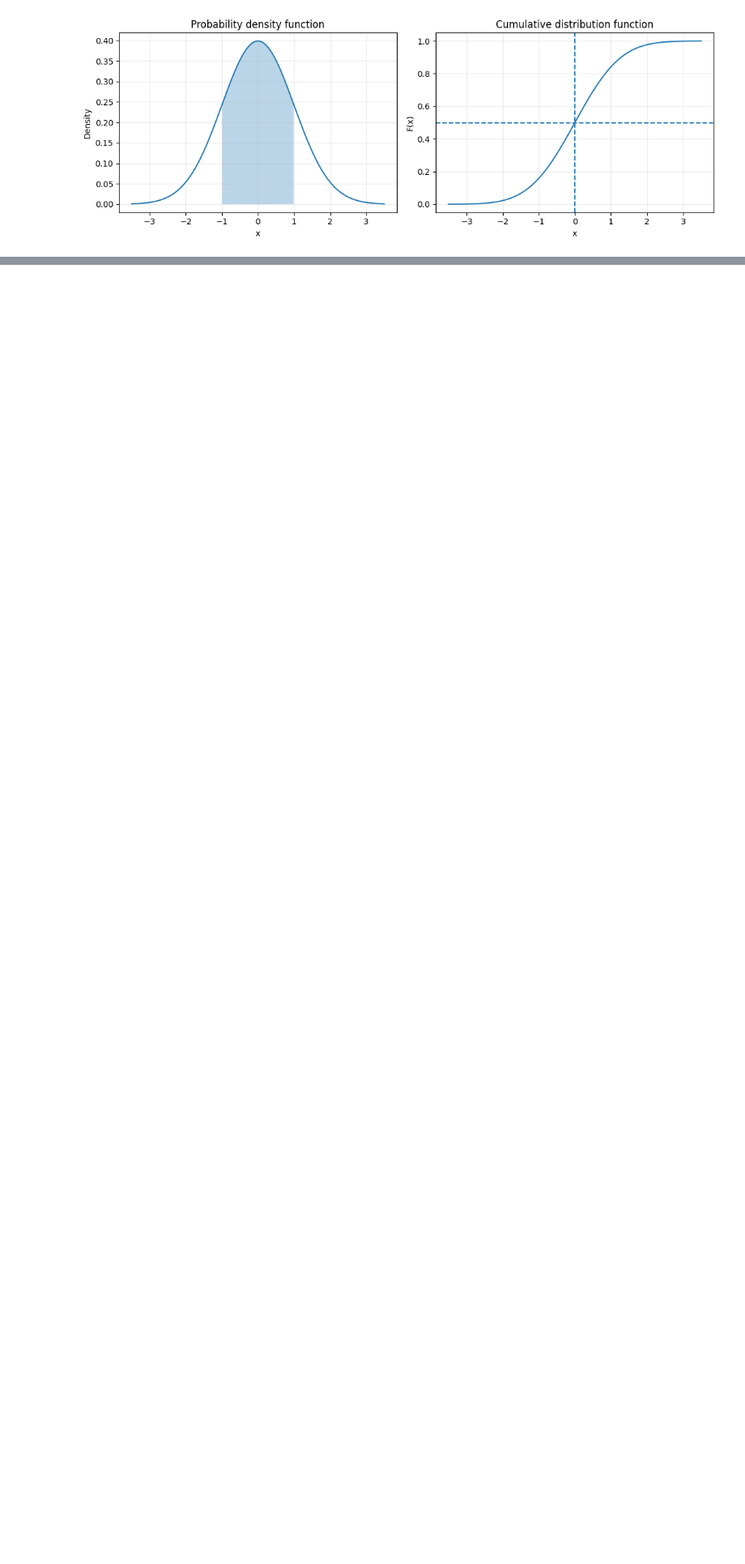
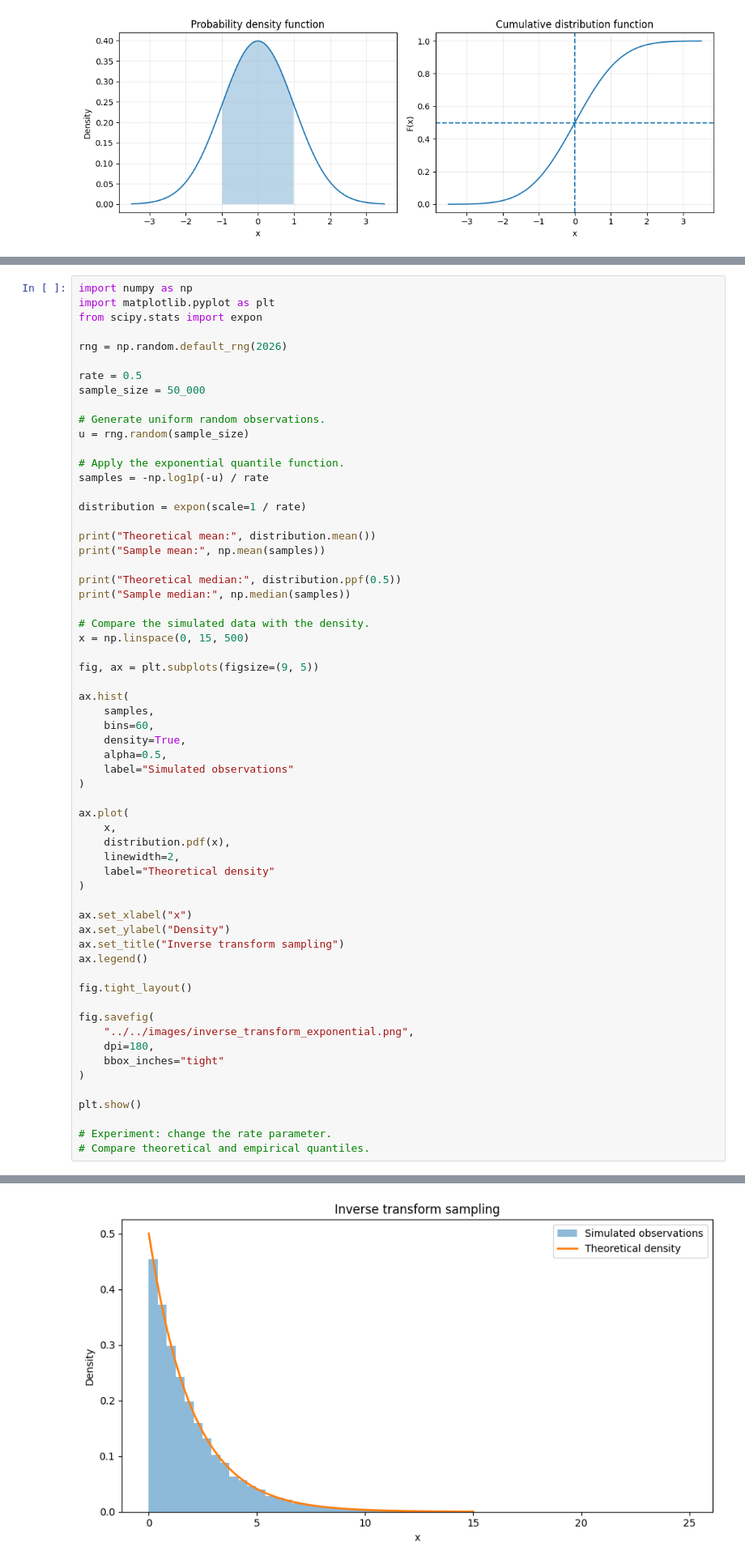
Before and after one commit to basunotes/basunotes.github.io, a Jupyter notebook: notes/notebooks/probability_distributions.ipynb, the cells around one changed output, grey strips where cells are left out. Shown at 81% size. Drawn from its saved outputs; the diff is of its cells as text; blank space fills up the shorter version.

```diff
--- a/notes/notebooks/probability_distributions.ipynb
+++ b/notes/notebooks/probability_distributions.ipynb
@@ -68,0 +241,62 @@ P(-1 < X <= 1): 0.6826894921370859
+# %%
+import numpy as np
+import matplotlib.pyplot as plt
+from scipy.stats import expon
+
+rng = np.random.default_rng(2026)
+
+rate = 0.5
+sample_size = 50_000
+
+# Generate uniform random observations.
+u = rng.random(sample_size)
+
+# Apply the exponential quantile function.
+samples = -np.log1p(-u) / rate
+
+distribution = expon(scale=1 / rate)
+
+print("Theoretical mean:", distribution.mean())
+print("Sample mean:", np.mean(samples))
+
+print("Theoretical median:", distribution.ppf(0.5))
+print("Sample median:", np.median(samples))
+
+# Compare the simulated data with the density.
+x = np.linspace(0, 15, 500)
+
+fig, ax = plt.subplots(figsize=(9, 5))
+
+ax.hist(
+    samples,
+    bins=60,
+    density=True,
+    alpha=0.5,
+    label="Simulated observations"
+)
+
+ax.plot(
+    x,
+    distribution.pdf(x),
+    linewidth=2,
+    label="Theoretical density"
+)
+
+ax.set_xlabel("x")
+ax.set_ylabel("Density")
+ax.set_title("Inverse transform sampling")
+ax.legend()
+
+fig.tight_layout()
+
+fig.savefig(
+    "../../images/inverse_transform_exponential.png",
+    dpi=180,
+    bbox_inches="tight"
+)
+
+plt.show()
+
+# Experiment: change the rate parameter.
+# Compare theoretical and empirical quantiles.
+# %% [output]
@@ -68,0 +307 @@ P(-1 < X <= 1): 0.6826894921370859
+[figure, added]
```
Also changed, not shown: parts of 10 cells of this notebook, 3 other files.
